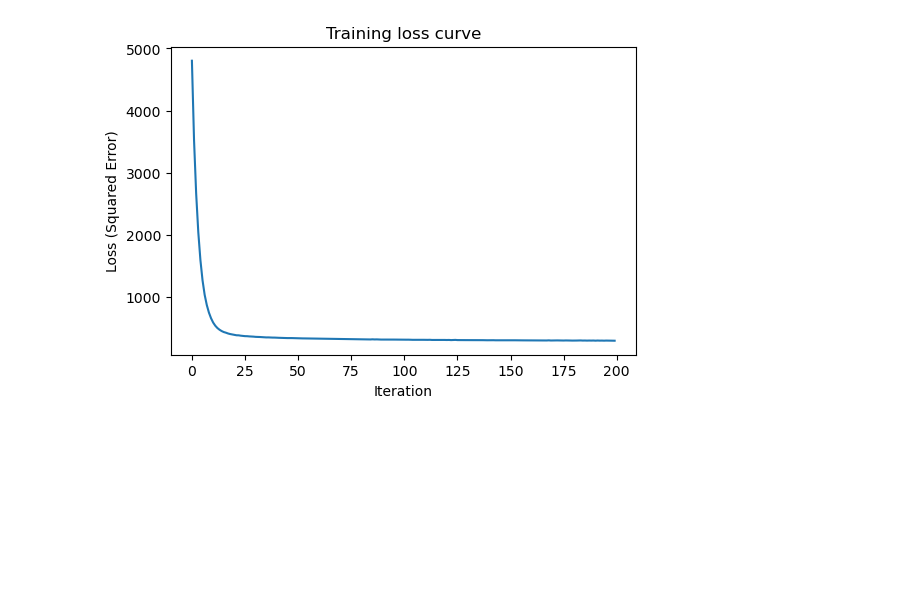
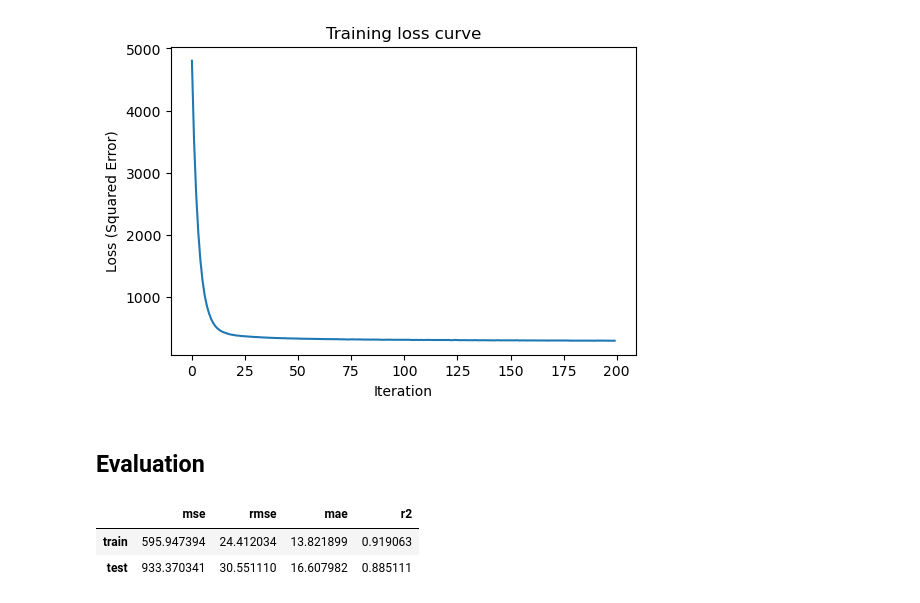
Before and after one commit to sarfaraz79/driver-scheduling, a Jupyter notebook: final/05_final-eval.ipynb, the cells around one changed output. Cells and saved outputs as stored; diff of their text form; code cells hidden in the pictures; blank space fills up the shorter version.

```diff
--- a/final/05_final-eval.ipynb
+++ b/final/05_final-eval.ipynb
@@ -559,6 +569,14 @@ with oneplot() as ax:
     ax.set_title("Training loss curve")
 # %% [output]
 [figure]
+# %% [markdown]
+## Evaluation
+# %%
+metrics_demand
+# %% [output]
+|  | mse | rmse | mae | r2 |
+| train | 595.947394 | 24.412034 | 13.821899 | 0.919063 |
+| test | 933.370341 | 30.551110 | 16.607982 | 0.885111 |
 # %%
 with oneplot() as ax:
     sns.scatterplot(
```
Also changed, not shown: parts of 17 cells of this notebook, 15 other files.
